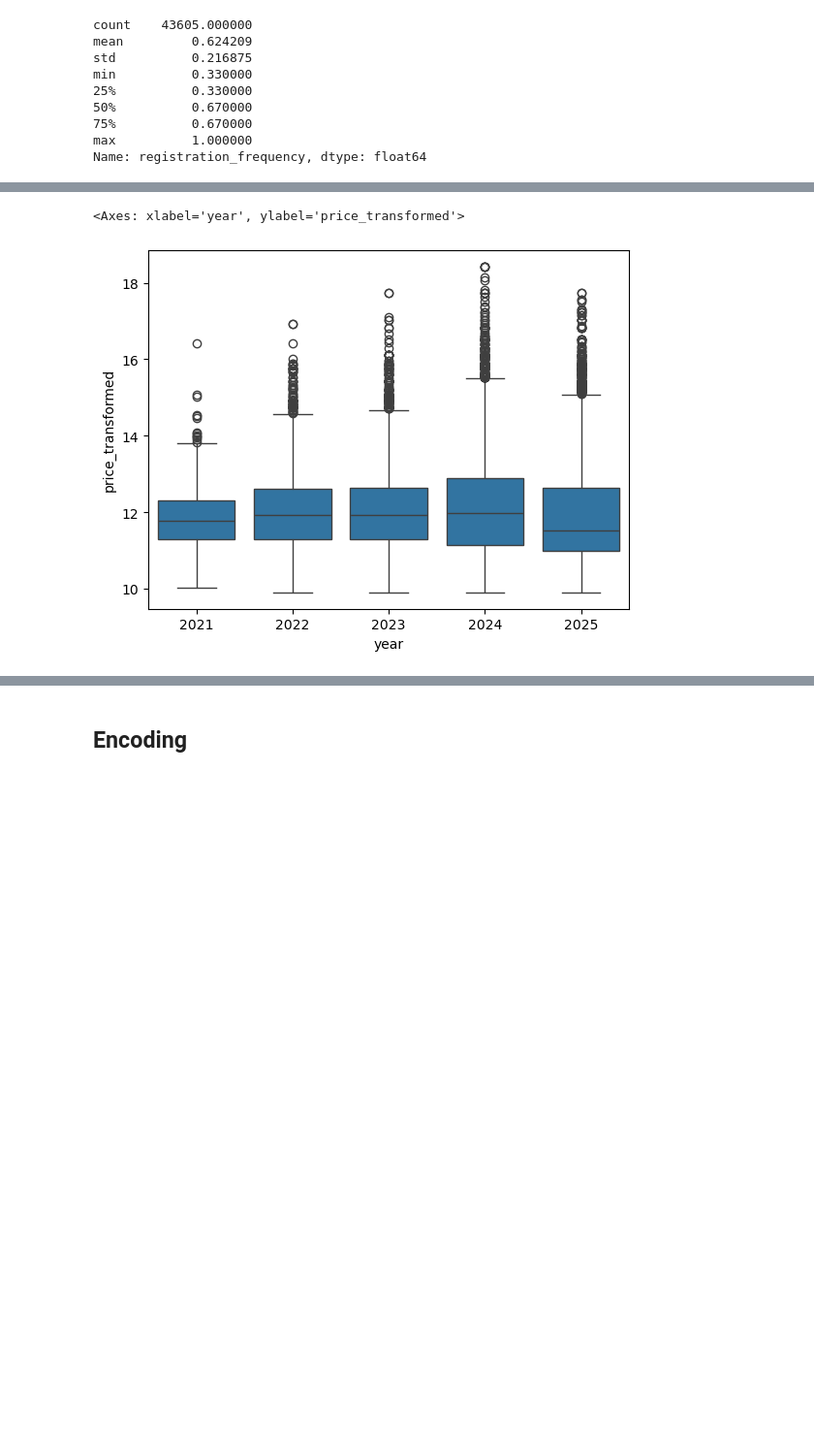
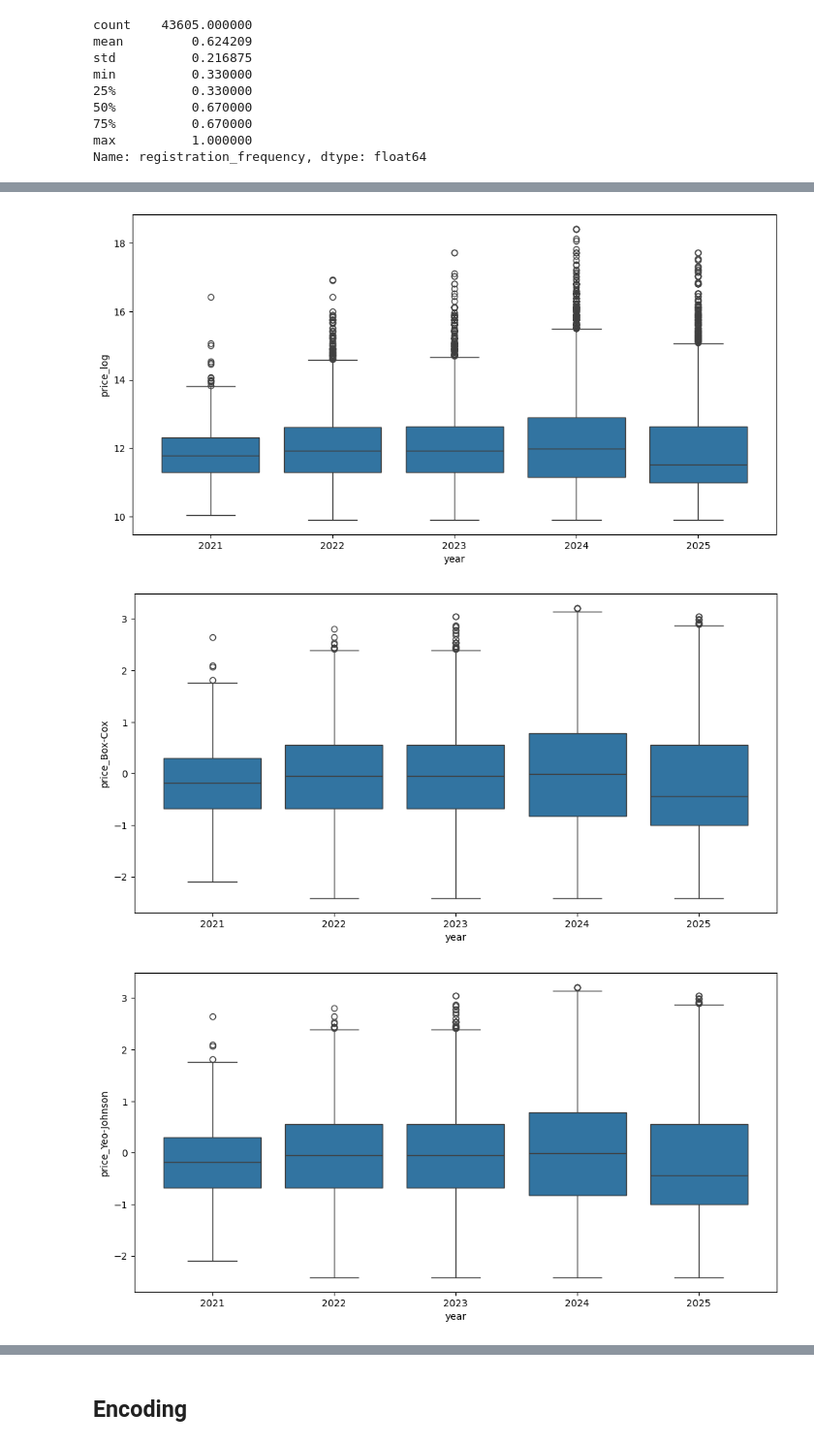
Before and after one commit to woxane/Russian-Car-Plates-Prices-Prediction, a Jupyter notebook: russian-car-plate.ipynb, the cells around one changed output, grey strips where cells are left out. Shown at 97% size. Drawn from its saved outputs; the diff is of its cells as text; code cells hidden in the pictures; blank space fills up the shorter version.

```diff
--- a/russian-car-plate.ipynb
+++ b/russian-car-plate.ipynb
@@ -68,8 +112,9 @@ logarithm: p-value = 9.821686131631176e-72
 # %% [markdown]
 As we could see how much transformation help us in skewnes
 # %%
-df['price_transformed'] = df['price'].apply(np.log1p)
-df['price_transformed'].describe()
+for transformed_columns in df.columns:
+    if 'price_' in transformed_columns:
+        display(df[transformed_columns].describe())
 # %% [output]
 count    51635.000000
 mean        12.102829
@@ -316,8 +407,12 @@ import seaborn as sns
 import matplotlib.pyplot as plt
 import matplotlib.ticker as mticker
 
-sns.boxplot(x='digits_frequency', y='price_transformed', data=df)
-plt.title('Price Distribution by frequency of registration')
 
-plt.show()
+
+for transformed_column in df.columns:
+    if 'price_' in transformed_column:
+        sns.boxplot(x='digits_frequency', y=transformed_column, data=df)
+        plt.title('Price Distribution by frequency of registration')
+
+        plt.show()
 # %% [output]
@@ -347,8 +445,10 @@ import seaborn as sns
 import matplotlib.pyplot as plt
 import matplotlib.ticker as mticker
 
-sns.boxplot(x='series_symmetry', y='price_transformed', data=df)
-plt.title('Price Distribution by frequency of registration')
+for transformed_column in df.columns:
+    if 'price_' in transformed_column:
+        sns.boxplot(x='series_symmetry', y=transformed_column, data=df)
+        plt.title('Price Distribution by frequency of registration')
 
-plt.show()
+        plt.show()
 # %% [output]
@@ -358,8 +461,10 @@ import pandas as pd
 import scipy.stats as stats
 
 
-groups = [group["price_transformed"].values for _, group in df.groupby("series_symmetry")]
+for transformed_column in df.columns:
+    if 'price_' in transformed_column:
+        groups = [group[transformed_column].values for _, group in df.groupby("series_symmetry")]
 
-h_stat, p_value = stats.kruskal(*groups)
-print(f"Kruskal-Wallis H-statistic: {h_stat}, p-value: {p_value}")
+        h_stat, p_value = stats.kruskal(*groups)
+        print(f"Kruskal-Wallis H-statistic for {transformed_column}: {h_stat}, p-value: {p_value}")
 # %% [output]
@@ -377,12 +485,19 @@ df['day_of_week'] = df['date'].dt.dayofweek
 # %%
 import seaborn as sns
 import matplotlib.pyplot as plt
 
 
-sns.boxplot(
-    data=df,
-    x='year',
-    y='price_transformed')
+
+for transformed_column in df.columns:
+    if 'price_' in transformed_column:
+        plt.figure(figsize=(12, 6))
+        sns.boxplot(
+            data=df,
+            x='year',
+            y=transformed_column
+        )
+        plt.plot()
 # %% [output]
-<Axes: xlabel='year', ylabel='price_transformed'>
-[figure, old version]
+[figure, new version]
+[figure, added]
+[figure, added]
```
Also changed, not shown: parts of 24 cells of this notebook.
